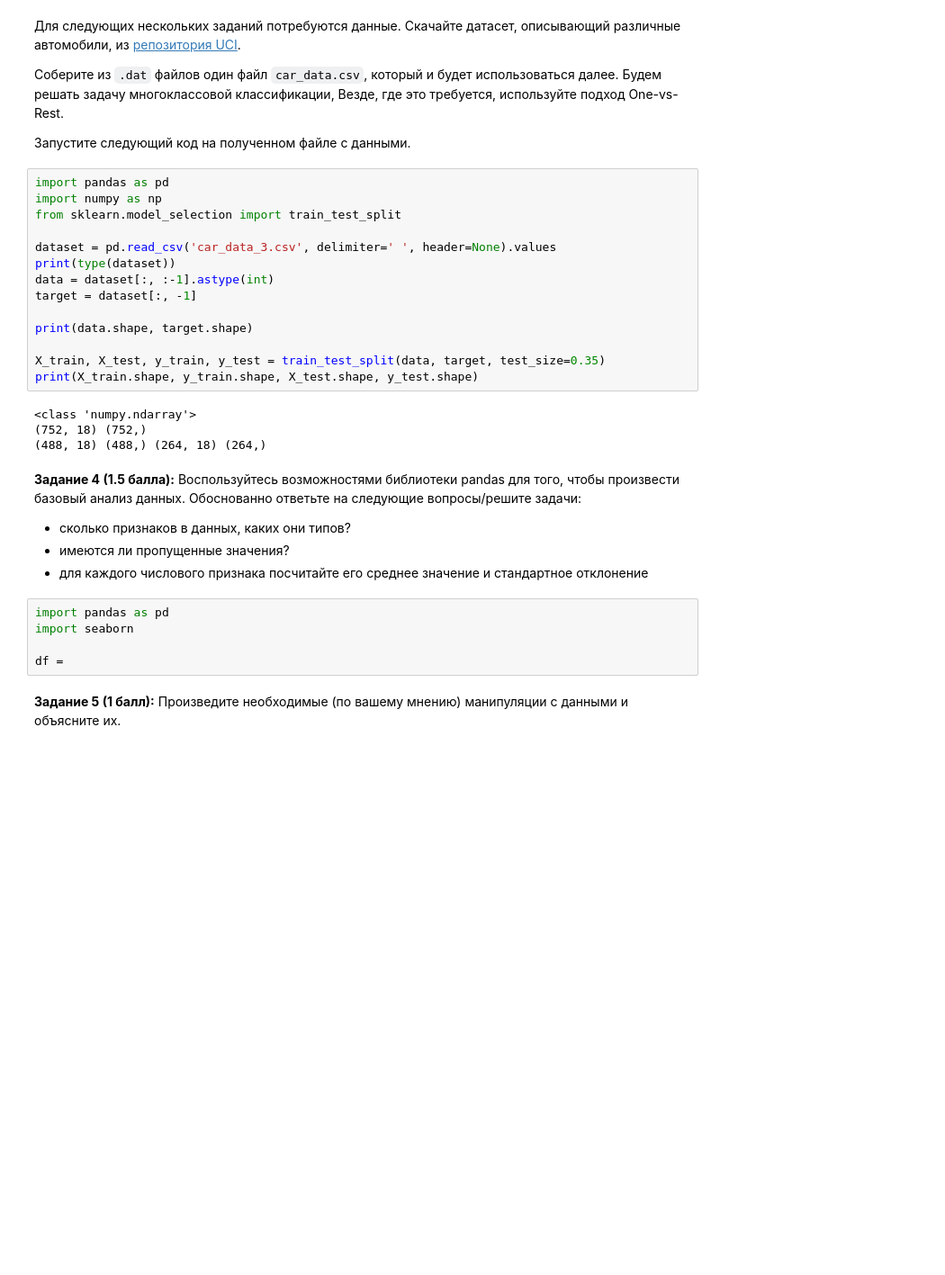
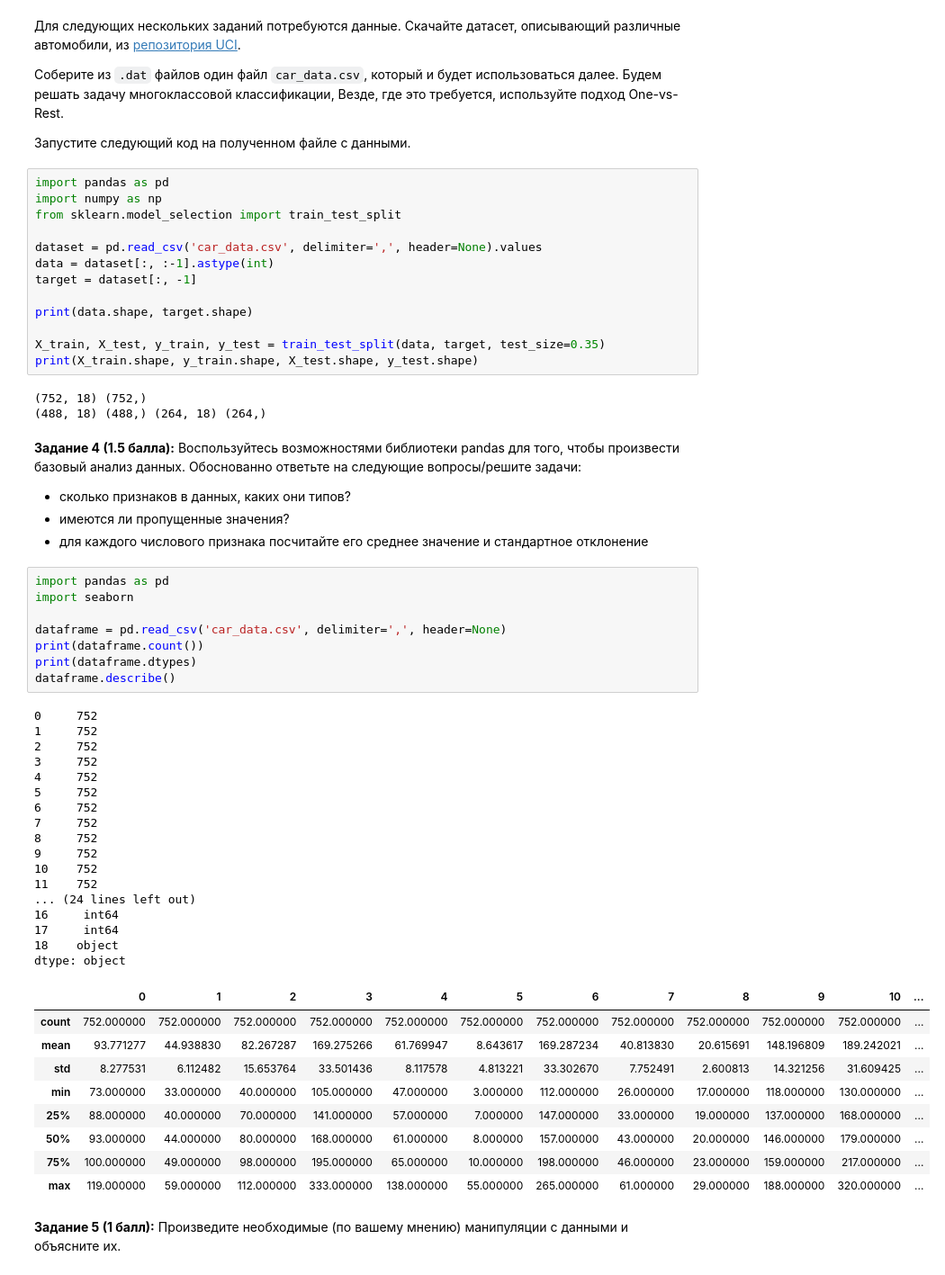
Before and after one commit to dep-810b-studs/mipt-python, a Jupyter notebook: tasks/mipt-python-task-ml.ipynb, the cells around one changed output. Shown at 90% size. Drawn from its saved outputs; the diff is of its cells as text; blank space fills up the shorter version.

```diff
--- a/tasks/mipt-python-task-ml.ipynb
+++ b/tasks/mipt-python-task-ml.ipynb
@@ -87,8 +87,7 @@ import pandas as pd
 import numpy as np
 from sklearn.model_selection import train_test_split
 
-dataset = pd.read_csv('car_data_3.csv', delimiter=' ', header=None).values
-print(type(dataset))
+dataset = pd.read_csv('car_data.csv', delimiter=',', header=None).values
 data = dataset[:, :-1].astype(int)
 target = dataset[:, -1]
 
@@ -97,7 +96,6 @@ print(data.shape, target.shape)
 X_train, X_test, y_train, y_test = train_test_split(data, target, test_size=0.35)
 print(X_train.shape, y_train.shape, X_test.shape, y_test.shape)
 # %% [output]
-<class 'numpy.ndarray'>
 (752, 18) (752,)
 (488, 18) (488,) (264, 18) (264,)
 # %% [markdown]
@@ -106,11 +104,41 @@ __Задание 4 (1.5 балла):__ Воспользуйтесь возмож
 - сколько признаков в данных, каких они типов?
 - имеются ли пропущенные значения?
 - для каждого числового признака посчитайте его среднее значение и стандартное отклонение
-# %%
-import pandas as pd
-import seaborn
-
-df =
+# %%
+import pandas as pd
+import seaborn
+
+dataframe = pd.read_csv('car_data.csv', delimiter=',', header=None)
+print(dataframe.count())
+print(dataframe.dtypes)
+dataframe.describe()
+# %% [output]
+0     752
+1     752
+2     752
+3     752
+4     752
+5     752
+6     752
+7     752
+8     752
+9     752
+10    752
+11    752
+... (24 lines left out)
+16     int64
+17     int64
+18    object
+dtype: object
+|  | 0 | 1 | 2 | 3 | 4 | 5 | 6 | 7 | 8 | 9 | 10 | ... |
+| count | 752.000000 | 752.000000 | 752.000000 | 752.000000 | 752.000000 | 752.000000 | 752.000000 | 752.000000 | 752.000000 | 752.000000 | 752.000000 | ... |
+| mean | 93.771277 | 44.938830 | 82.267287 | 169.275266 | 61.769947 | 8.643617 | 169.287234 | 40.813830 | 20.615691 | 148.196809 | 189.242021 | ... |
+| std | 8.277531 | 6.112482 | 15.653764 | 33.501436 | 8.117578 | 4.813221 | 33.302670 | 7.752491 | 2.600813 | 14.321256 | 31.609425 | ... |
+| min | 73.000000 | 33.000000 | 40.000000 | 105.000000 | 47.000000 | 3.000000 | 112.000000 | 26.000000 | 17.000000 | 118.000000 | 130.000000 | ... |
+| 25% | 88.000000 | 40.000000 | 70.000000 | 141.000000 | 57.000000 | 7.000000 | 147.000000 | 33.000000 | 19.000000 | 137.000000 | 168.000000 | ... |
+| 50% | 93.000000 | 44.000000 | 80.000000 | 168.000000 | 61.000000 | 8.000000 | 157.000000 | 43.000000 | 20.000000 | 146.000000 | 179.000000 | ... |
+| 75% | 100.000000 | 49.000000 | 98.000000 | 195.000000 | 65.000000 | 10.000000 | 198.000000 | 46.000000 | 23.000000 | 159.000000 | 217.000000 | ... |
+| max | 119.000000 | 59.000000 | 112.000000 | 333.000000 | 138.000000 | 55.000000 | 265.000000 | 61.000000 | 29.000000 | 188.000000 | 320.000000 | ... |
 # %% [markdown]
 __Задание 5 (1 балл):__ Произведите необходимые (по вашему мнению) манипуляции с данными и объясните их.
 # %%
```
Also changed, not shown: parts of 3 cells of this notebook.
